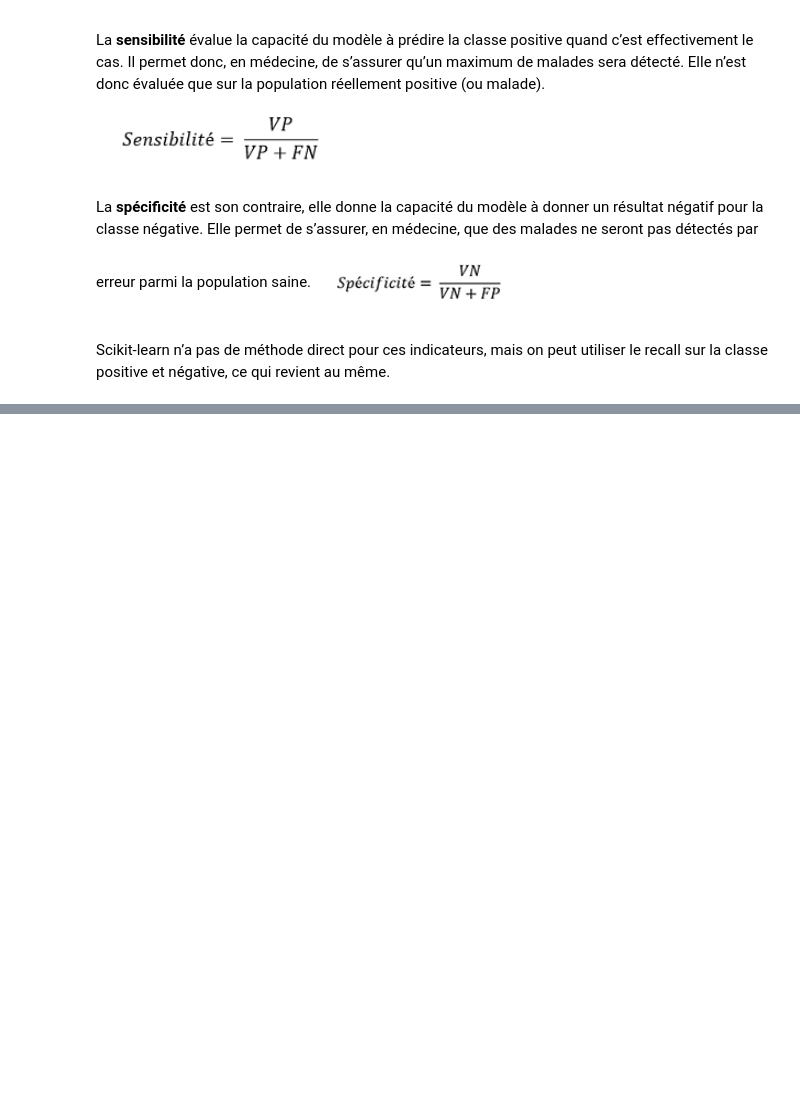
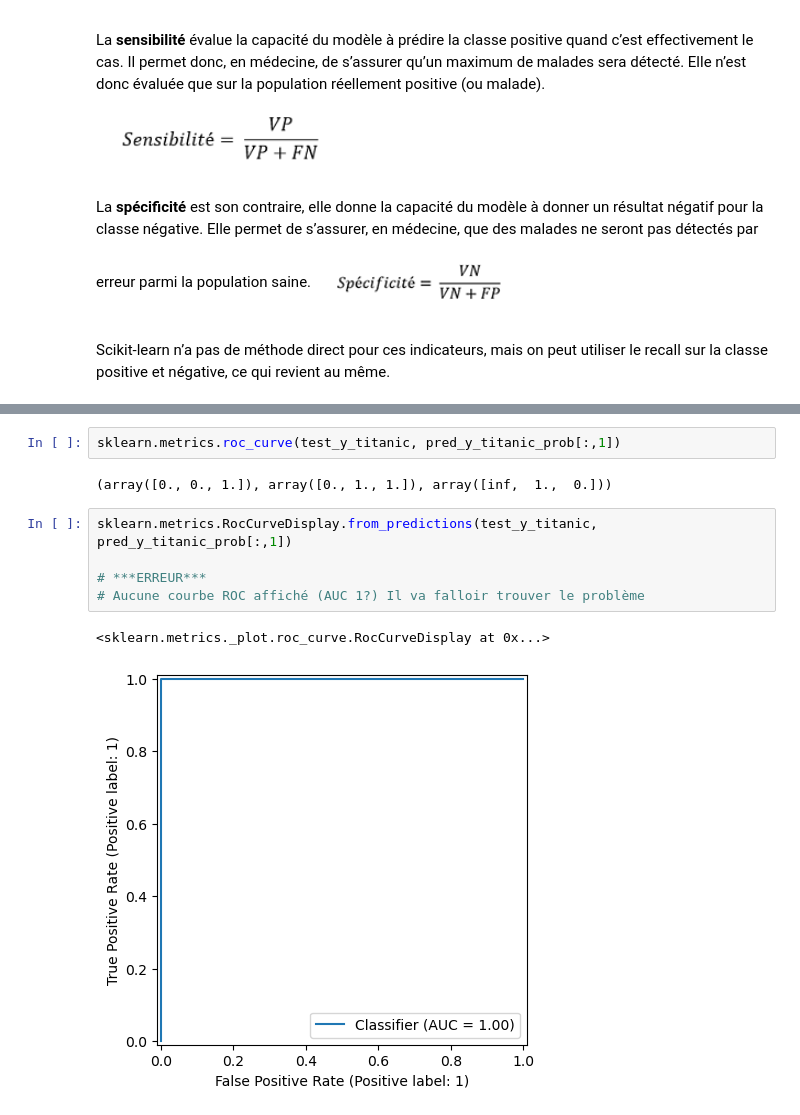
Before and after one commit to CKr0nzz/Machine-Learning, a Jupyter notebook: Algorithmes de classification/Évaluation des modèles.ipynb, the cells around one changed output, grey strips where cells are left out. Cells and saved outputs as stored; diff of their text form; blank space fills up the shorter version.

Commit message:
Ajout de La courbe ROC, problème d'affichage à corriger

```diff
--- a/Algorithmes de classification/Évaluation des modèles.ipynb
+++ b/Algorithmes de classification/Évaluation des modèles.ipynb
@@ -200,0 +293,12 @@ Scikit-learn n’a pas de méthode direct pour ces indicateurs, mais on peut uti
+# %%
+sklearn.metrics.roc_curve(test_y_titanic, pred_y_titanic_prob[:,1])
+# %% [output]
+(array([0., 0., 1.]), array([0., 1., 1.]), array([inf,  1.,  0.]))
+# %%
+sklearn.metrics.RocCurveDisplay.from_predictions(test_y_titanic, pred_y_titanic_prob[:,1])
+
+# ***ERREUR***
+# Aucune courbe ROC affiché (AUC 1?) Il va falloir trouver le problème
+# %% [output]
+<sklearn.metrics._plot.roc_curve.RocCurveDisplay at 0x...>
+[figure, added]
```
Also changed, not shown: parts of 5 cells of this notebook, 2 other files.
